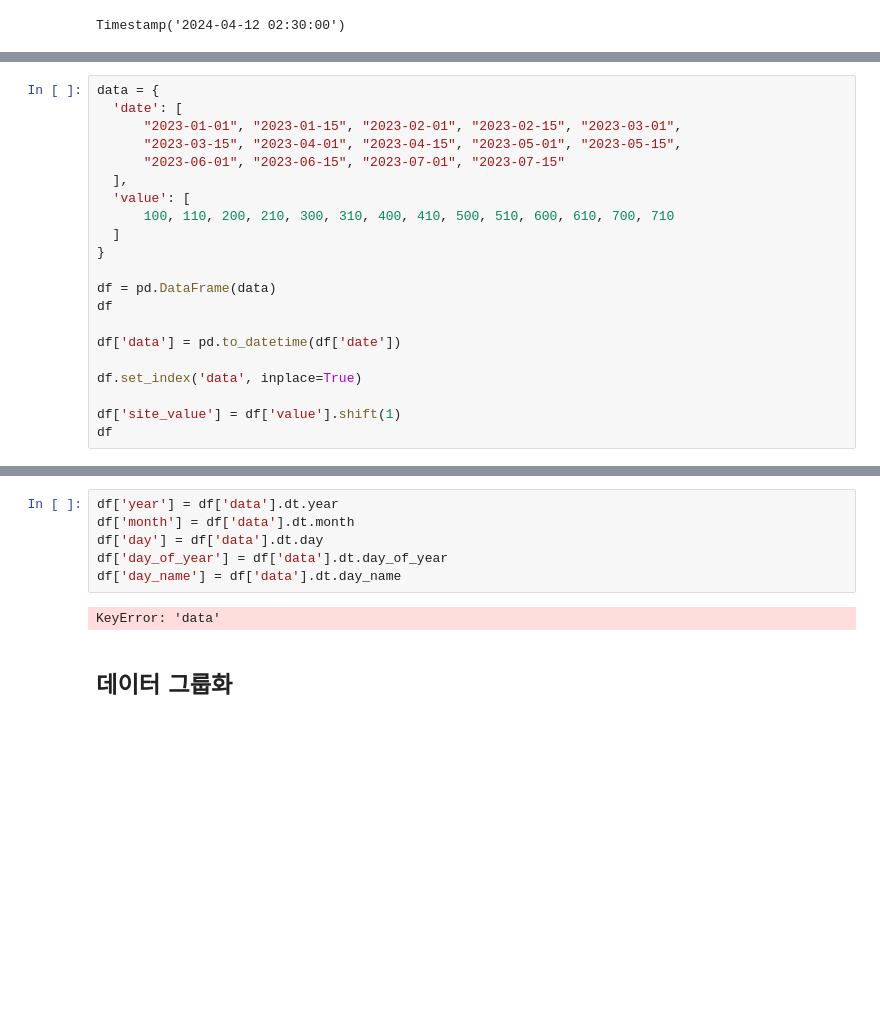
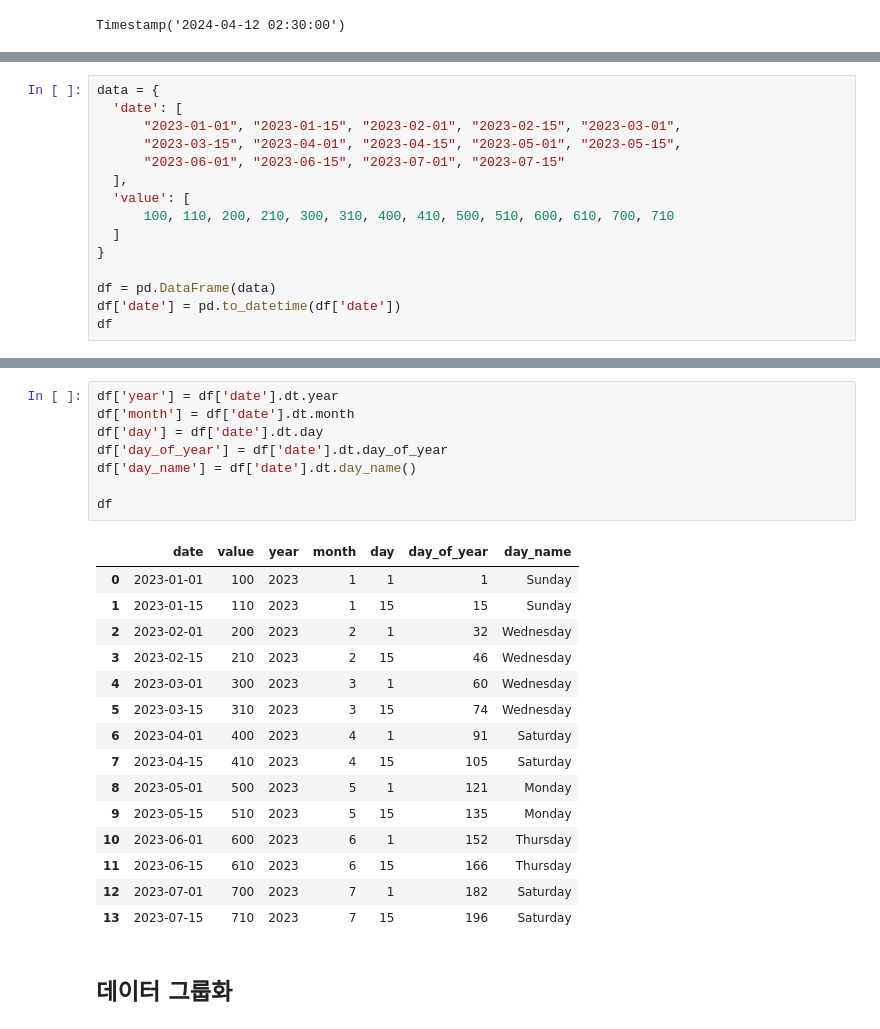
Before and after one commit to Minchae128/Practice_Python, a Jupyter notebook: 10. 11일차(240416)/2. 실습/파이썬 판다스_2일차.ipynb, the cells around one changed output, grey strips where cells are left out. Saved outputs shown, nothing was run; the diff lists cells and outputs as text; blank space fills up the shorter version.

```diff
--- a/10. 11일차(240416)/2. 실습/파이썬 판다스_2일차.ipynb
+++ b/10. 11일차(240416)/2. 실습/파이썬 판다스_2일차.ipynb
@@ -268,12 +272,6 @@ data = {
 }
 
 df = pd.DataFrame(data)
+df['date'] = pd.to_datetime(df['date'])
 df
-
-df['data'] = pd.to_datetime(df['date'])
-
-df.set_index('data', inplace=True)
-
-df['site_value'] = df['value'].shift(1)
-df
 # %% [output]
@@ -296,11 +293,27 @@ df
 # %%
-df['year'] = df['data'].dt.year
-df['month'] = df['data'].dt.month
-df['day'] = df['data'].dt.day
-df['day_of_year'] = df['data'].dt.day_of_year
-df['day_name'] = df['data'].dt.day_name
+df['year'] = df['date'].dt.year
+df['month'] = df['date'].dt.month
+df['day'] = df['date'].dt.day
+df['day_of_year'] = df['date'].dt.day_of_year
+df['day_name'] = df['date'].dt.day_name()
+
+df
 # %% [output]
-KeyError: 'data'
+|  | date | value | year | month | day | day_of_year | day_name |
+| 0 | 2023-01-01 | 100 | 2023 | 1 | 1 | 1 | Sunday |
+| 1 | 2023-01-15 | 110 | 2023 | 1 | 15 | 15 | Sunday |
+| 2 | 2023-02-01 | 200 | 2023 | 2 | 1 | 32 | Wednesday |
+| 3 | 2023-02-15 | 210 | 2023 | 2 | 15 | 46 | Wednesday |
+| 4 | 2023-03-01 | 300 | 2023 | 3 | 1 | 60 | Wednesday |
+| 5 | 2023-03-15 | 310 | 2023 | 3 | 15 | 74 | Wednesday |
+| 6 | 2023-04-01 | 400 | 2023 | 4 | 1 | 91 | Saturday |
+| 7 | 2023-04-15 | 410 | 2023 | 4 | 15 | 105 | Saturday |
+| 8 | 2023-05-01 | 500 | 2023 | 5 | 1 | 121 | Monday |
+| 9 | 2023-05-15 | 510 | 2023 | 5 | 15 | 135 | Monday |
+| 10 | 2023-06-01 | 600 | 2023 | 6 | 1 | 152 | Thursday |
+| 11 | 2023-06-15 | 610 | 2023 | 6 | 15 | 166 | Thursday |
+| 12 | 2023-07-01 | 700 | 2023 | 7 | 1 | 182 | Saturday |
+| 13 | 2023-07-15 | 710 | 2023 | 7 | 15 | 196 | Saturday |
 # %% [markdown]
 ## 데이터 그룹화
 # %%
```
Also changed, not shown: parts of 5 cells of this notebook.
